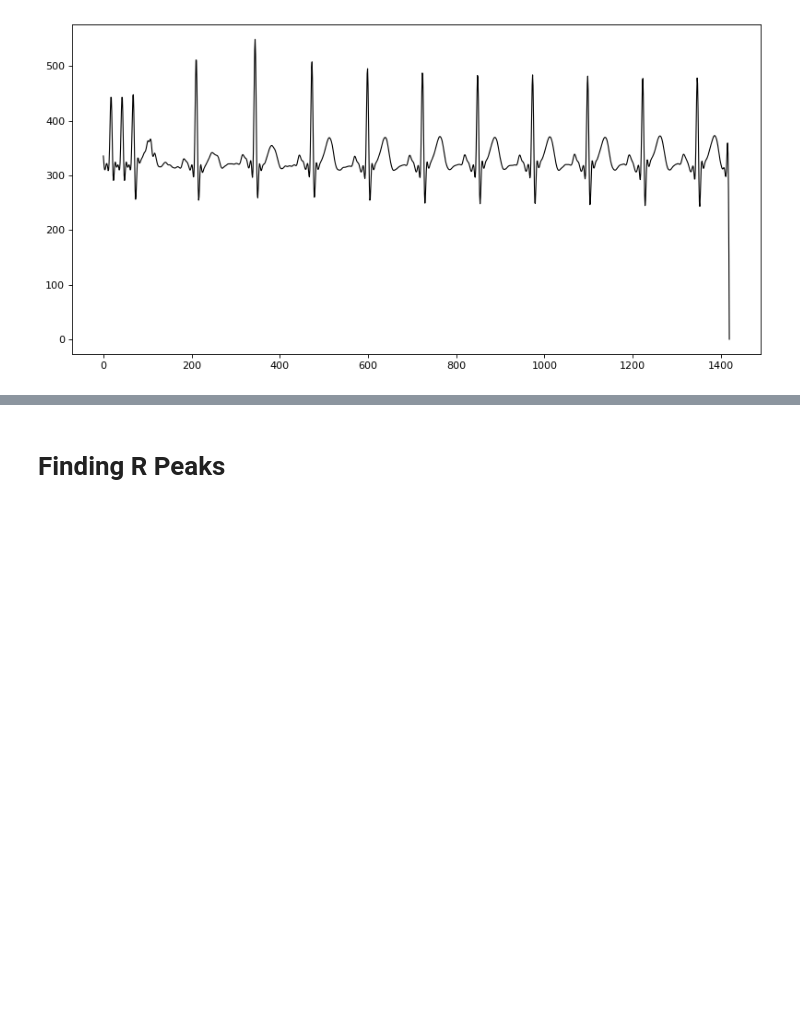
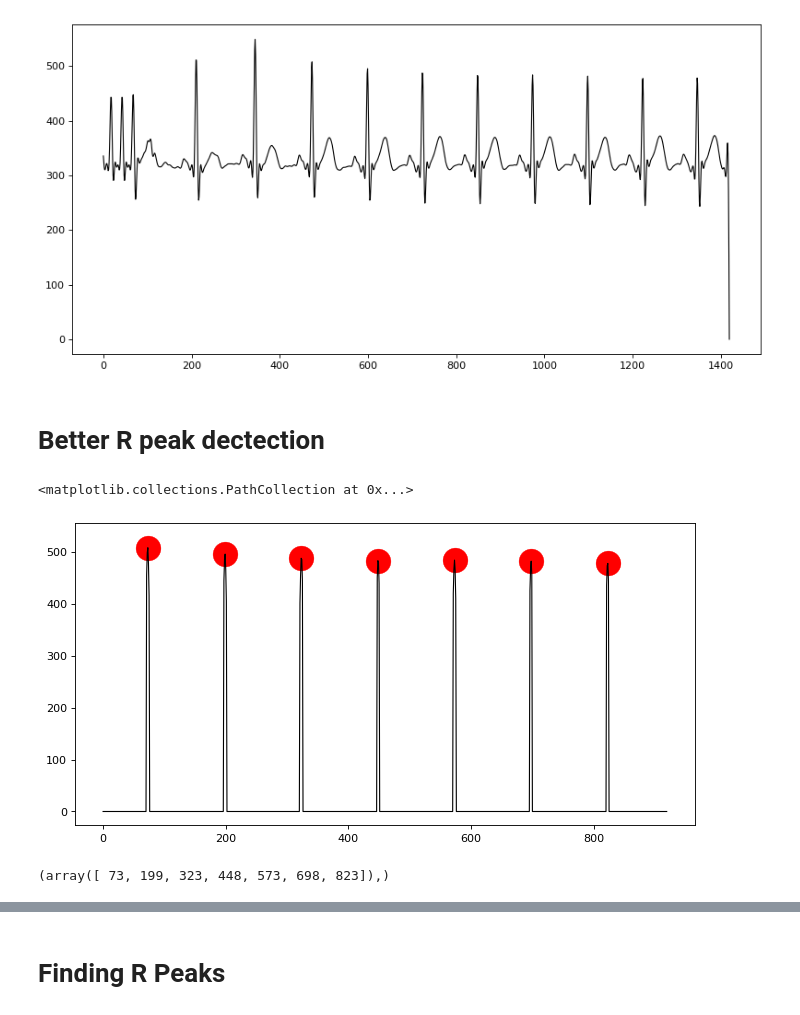
Before and after one commit to Gr-Anderson/FYP, a Jupyter notebook: Project_Presentation.ipynb, the cells around one changed output, grey strips where cells are left out. Cells and saved outputs as stored; diff of their text form; code cells hidden in the pictures; blank space fills up the shorter version.

Commit message:
segmented signal working

```diff
--- a/Project_Presentation.ipynb
+++ b/Project_Presentation.ipynb
@@ -67,3 +67,50 @@ plt.tight_layout()
 plt.show()
 # %% [output]
 [figure]
+# %% [markdown]
+# Better R peak dectection
+# %%
+import numpy as np
+import matplotlib.pyplot as plt
+from scipy.signal import argrelextrema
+
+# voltage = data["voltage"]
+threshold = 400
+start = 400
+end = -100
+amended_sig = sig_ff[start:end]
+no_of_rows = amended_sig.shape[0]
+line_numbers = []
+theVoltage = []
+
+
+for i in range(0, no_of_rows):
+    if amended_sig[i] > threshold:
+        theVoltage.append(amended_sig[i])
+    else:
+        theVoltage.append(0)
+    line_numbers.append(i)
+
+
+# trimming noisy signal from start and end
+# theVoltage = theVoltage[start:end]
+# line_numbers = line_numbers[start:end]
+
+
+ecg_plot = np.concatenate((theVoltage, line_numbers))
+
+r_peaks = argrelextrema(ecg_plot, np.greater, order=5)
+
+# print (c_max_index)
+
+plt.figure(num=None, figsize=(10, 5), dpi=80, facecolor="w", edgecolor="k")
+plt.plot(theVoltage, color="#000000", linewidth=1)
+
+plt.scatter(r_peaks[0],ecg_plot[r_peaks[0]],linewidth=0.3, s=500, c='r')
+# %% [output]
+<matplotlib.collections.PathCollection at 0x...>
+[figure, added]
+# %%
+r_peaks
+# %% [output]
+(array([ 73, 199, 323, 448, 573, 698, 823]),)
```
Also changed, not shown: parts of 8 cells of this notebook, 2 other files.
